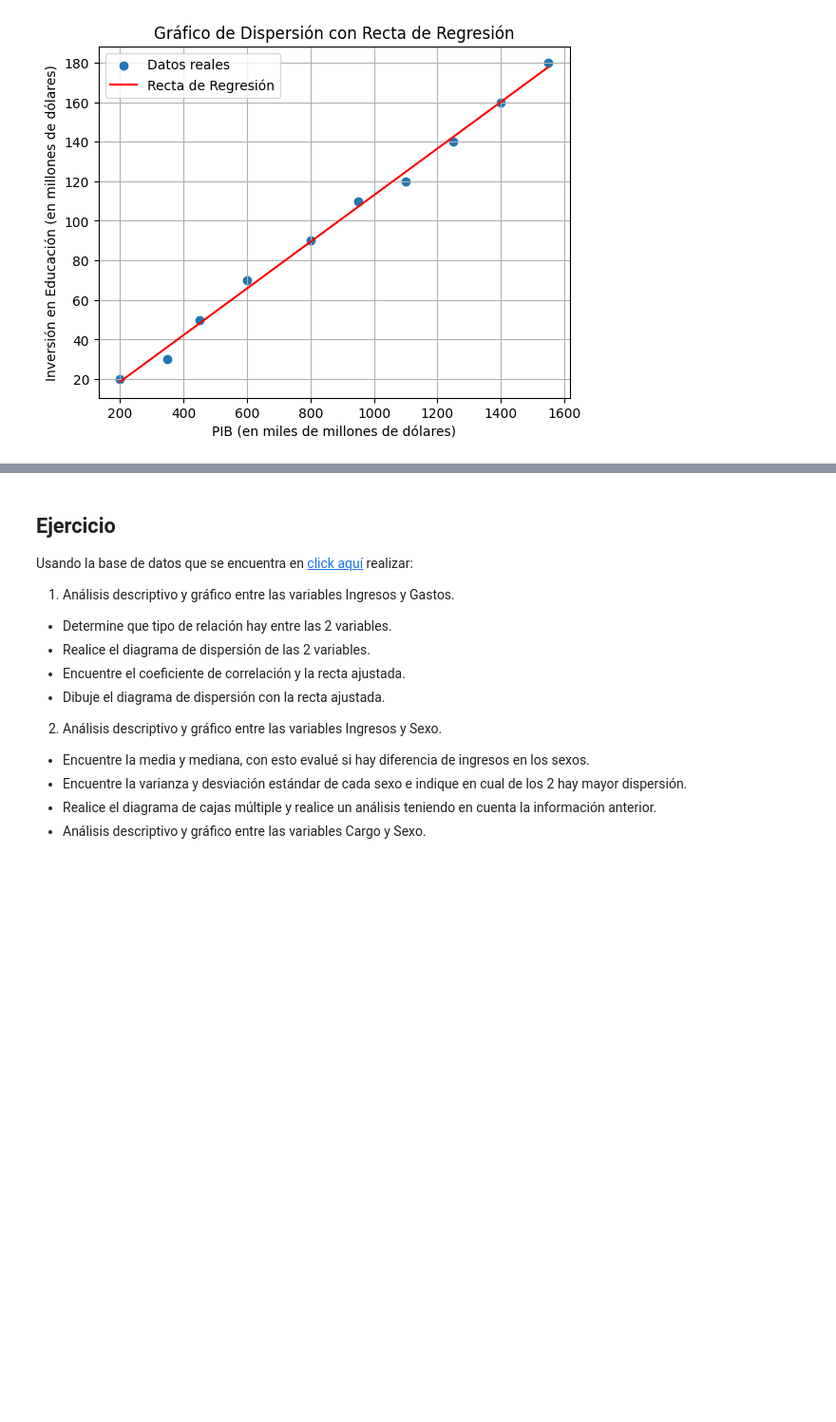
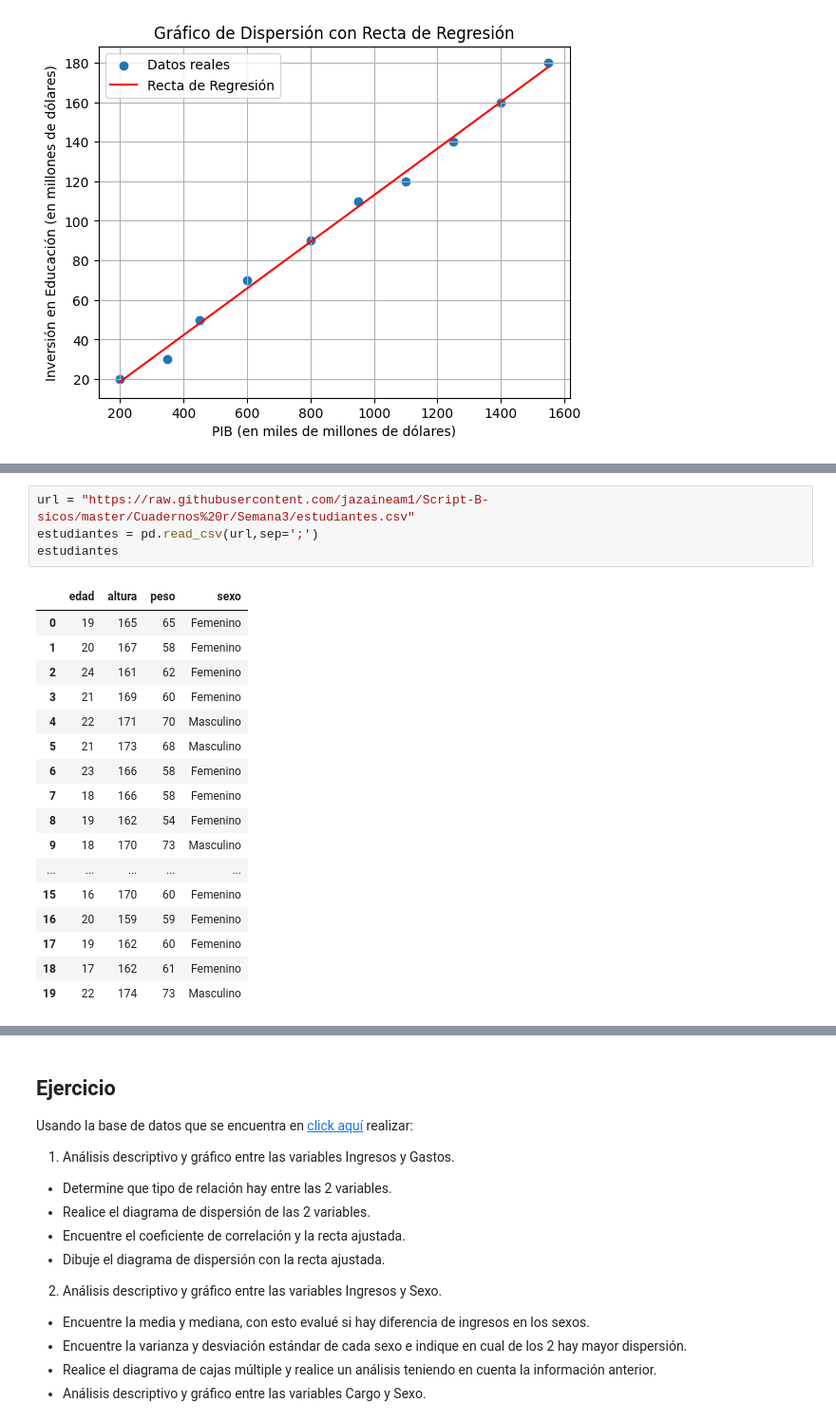
Before and after one commit to jazaineam1/PYEF, a Jupyter notebook: Cuadernos/4_medidas_de_forma_relación_bivariada.ipynb, the cells around one changed output, grey strips where cells are left out. Shown at 95% size. Cells and saved outputs as stored; diff of their text form; blank space fills up the shorter version.

```diff
--- a/Cuadernos/4_medidas_de_forma_relación_bivariada.ipynb
+++ b/Cuadernos/4_medidas_de_forma_relación_bivariada.ipynb
@@ -418,0 +429,22 @@ plt.show()
+# %%
+url = "https://raw.githubusercontent.com/jazaineam1/Script-B-sicos/master/Cuadernos%20r/Semana3/estudiantes.csv"
+estudiantes = pd.read_csv(url,sep=';')
+estudiantes
+# %% [output]
+|  | edad | altura | peso | sexo |
+| 0 | 19 | 165 | 65 | Femenino |
+| 1 | 20 | 167 | 58 | Femenino |
+| 2 | 24 | 161 | 62 | Femenino |
+| 3 | 21 | 169 | 60 | Femenino |
+| 4 | 22 | 171 | 70 | Masculino |
+| 5 | 21 | 173 | 68 | Masculino |
+| 6 | 23 | 166 | 58 | Femenino |
+| 7 | 18 | 166 | 58 | Femenino |
+| 8 | 19 | 162 | 54 | Femenino |
+| 9 | 18 | 170 | 73 | Masculino |
+| ... | ... | ... | ... | ... |
+| 15 | 16 | 170 | 60 | Femenino |
+| 16 | 20 | 159 | 59 | Femenino |
+| 17 | 19 | 162 | 60 | Femenino |
+| 18 | 17 | 162 | 61 | Femenino |
+| 19 | 22 | 174 | 73 | Masculino |
```
Also changed, not shown: parts of 11 cells of this notebook.
